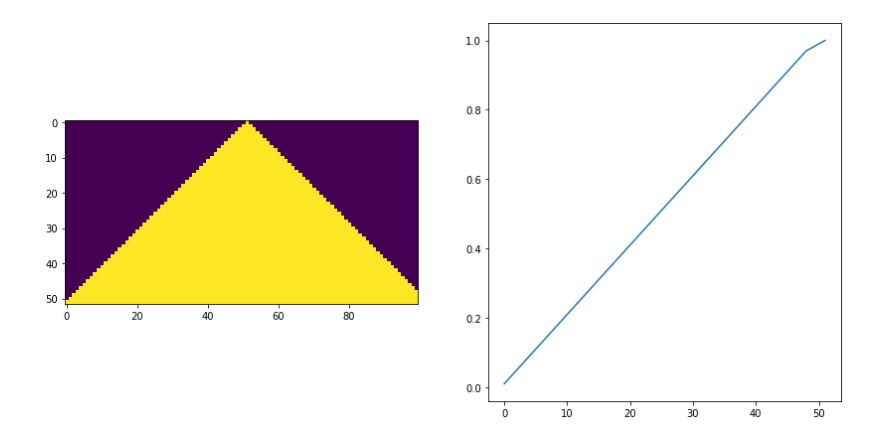
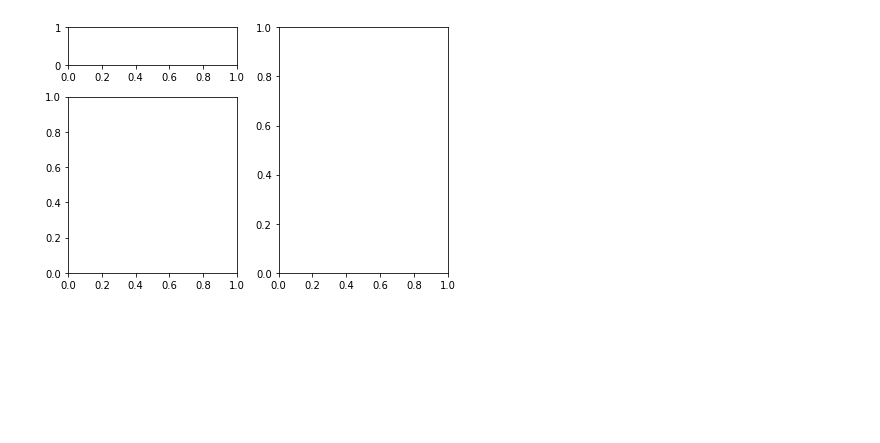
Before and after one commit to McMasterCMS/cellular-automata-crystallization, a Jupyter notebook: master_notebook.ipynb, the cells around one changed output. Cells and saved outputs as stored; diff of their text form; code cells hidden in the pictures; blank space fills up the shorter version.

Commit message:
testing animation and subplots for 1D case

```diff
--- a/master_notebook.ipynb
+++ b/master_notebook.ipynb
@@ -54,10 +52,19 @@ def simulate_growth(size, n_steps):
         state_history.append(state)
     return state_history
 # %%
-state_history = simulate_growth(100, 100)
+state_history = simulate_growth(100)
 tools.display_growth(state_history, show_fraction=True)
-# %% [output]
-[figure, removed]
+# %%
+import matplotlib.pyplot as plt
+fig=plt.figure()
+# (h, v) or (row, column) or (x, y)
+ax1 = plt.subplot2grid((4,2),(0, 0))
+ax2 = plt.subplot2grid((4,2),(1, 0), rowspan=3)
+ax3 = plt.subplot2grid((4,2),(0, 1), rowspan=4, colspan=4)
+fig.tight_layout()
+plt.show()
+# %% [output]
+[figure, added]
 # %%
 def simulate_growth_2D(size):
 
```
Also changed, not shown: parts of 4 cells of this notebook, 2 other files.
